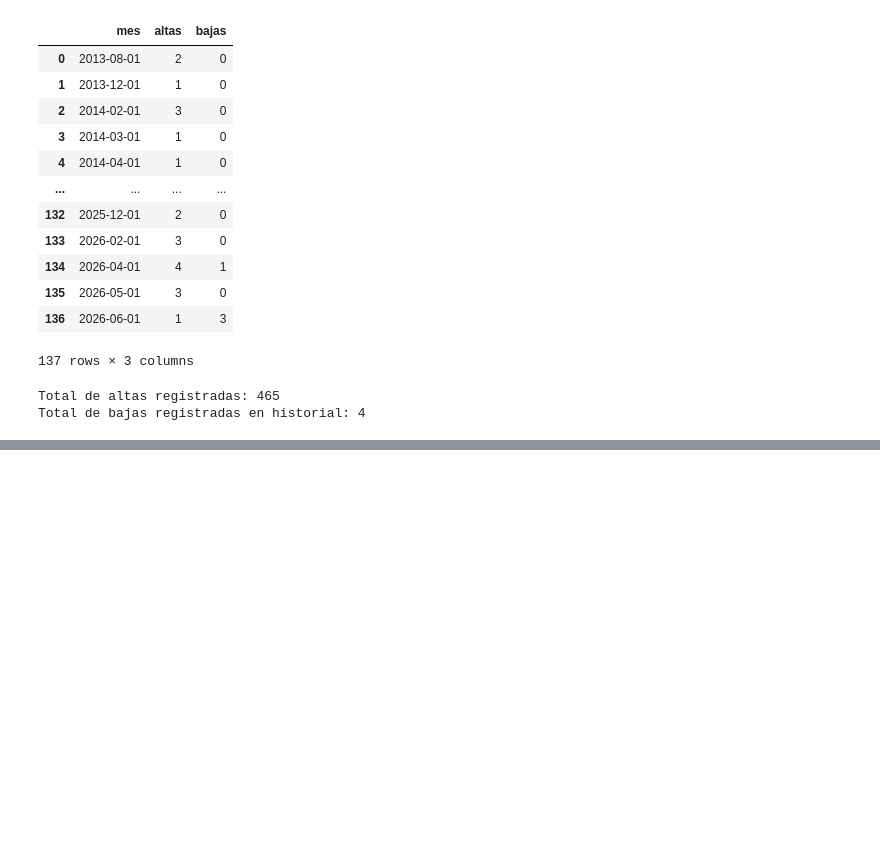
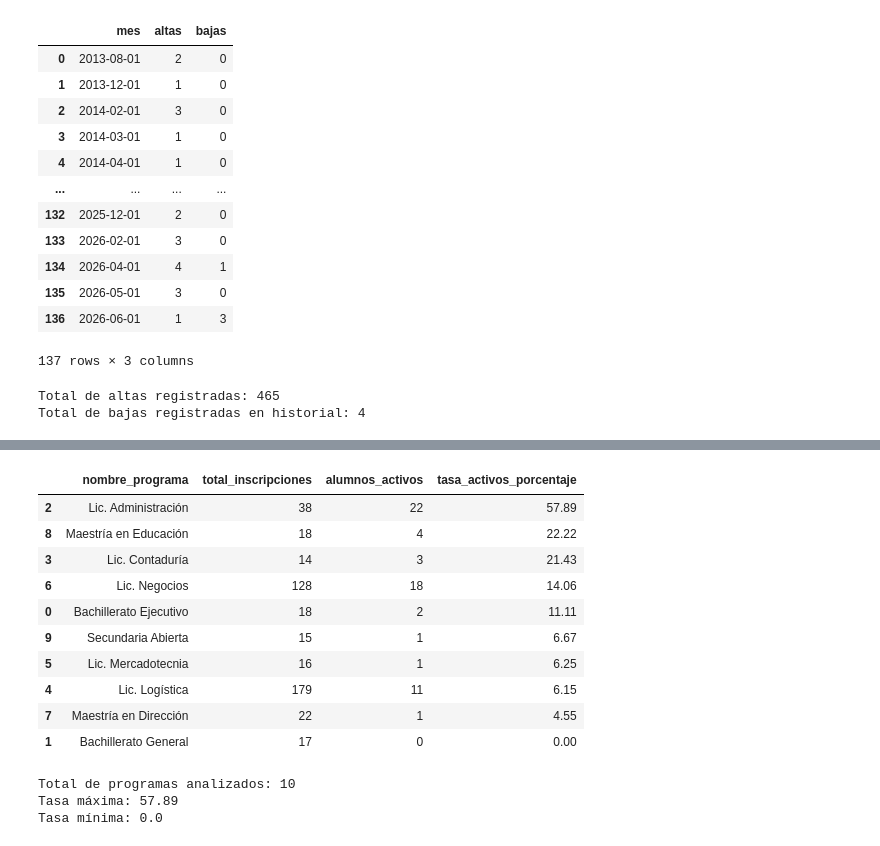
Before and after one commit to FerrariAgustinNicolas/prueba-fullstack-inscripciones, a Jupyter notebook: python/analisis_inscripciones.ipynb, the cells around one changed output, grey strips where cells are left out. Cells and saved outputs as stored; diff of their text form; code cells hidden in the pictures; blank space fills up the shorter version.

Commit message:
python: calculate active rate by program

```diff
--- a/python/analisis_inscripciones.ipynb
+++ b/python/analisis_inscripciones.ipynb
@@ -357,0 +368,43 @@ Total de bajas registradas en historial: 4
+# %%
+tasa_activos_programa = (
+    df_base
+    .groupby("nombre_programa")
+    .agg(
+        total_inscripciones=("id_inscripcion", "count"),
+        alumnos_activos=("estatus_actual", lambda x: (x == "activo").sum())
+    )
+    .reset_index()
+)
+
+tasa_activos_programa["tasa_activos_porcentaje"] = (
+    tasa_activos_programa["alumnos_activos"]
+    / tasa_activos_programa["total_inscripciones"]
+    * 100
+).round(2)
+
+tasa_activos_programa = tasa_activos_programa.sort_values(
+    "tasa_activos_porcentaje",
+    ascending=False
+)
+
+tasa_activos_programa
+# %% [output]
+|  | nombre_programa | total_inscripciones | alumnos_activos | tasa_activos_porcentaje |
+| 2 | Lic. Administración | 38 | 22 | 57.89 |
+| 8 | Maestría en Educación | 18 | 4 | 22.22 |
+| 3 | Lic. Contaduría | 14 | 3 | 21.43 |
+| 6 | Lic. Negocios | 128 | 18 | 14.06 |
+| 0 | Bachillerato Ejecutivo | 18 | 2 | 11.11 |
+| 9 | Secundaria Abierta | 15 | 1 | 6.67 |
+| 5 | Lic. Mercadotecnia | 16 | 1 | 6.25 |
+| 4 | Lic. Logística | 179 | 11 | 6.15 |
+| 7 | Maestría en Dirección | 22 | 1 | 4.55 |
+| 1 | Bachillerato General | 17 | 0 | 0.00 |
+# %%
+print("Total de programas analizados:", tasa_activos_programa.shape[0])
+print("Tasa máxima:", tasa_activos_programa["tasa_activos_porcentaje"].max())
+print("Tasa mínima:", tasa_activos_programa["tasa_activos_porcentaje"].min())
+# %% [output]
+Total de programas analizados: 10
+Tasa máxima: 57.89
+Tasa mínima: 0.0
```
Also changed, not shown: parts of 1 cell of this notebook.
